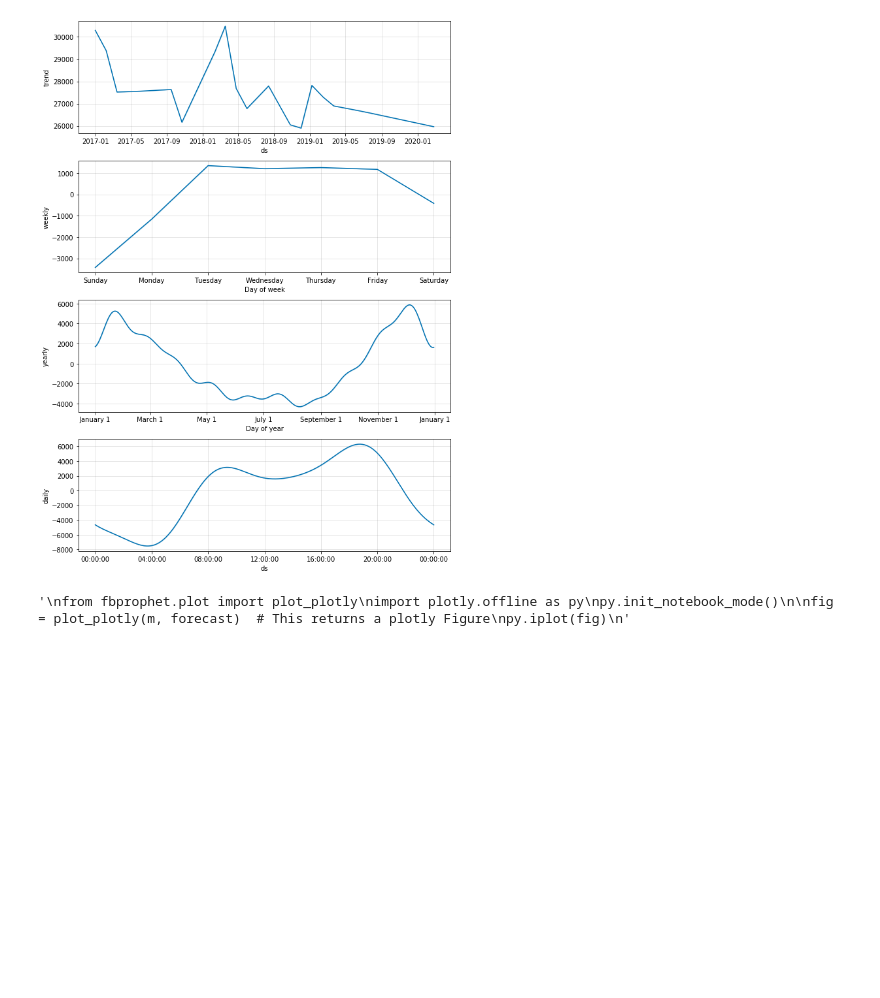
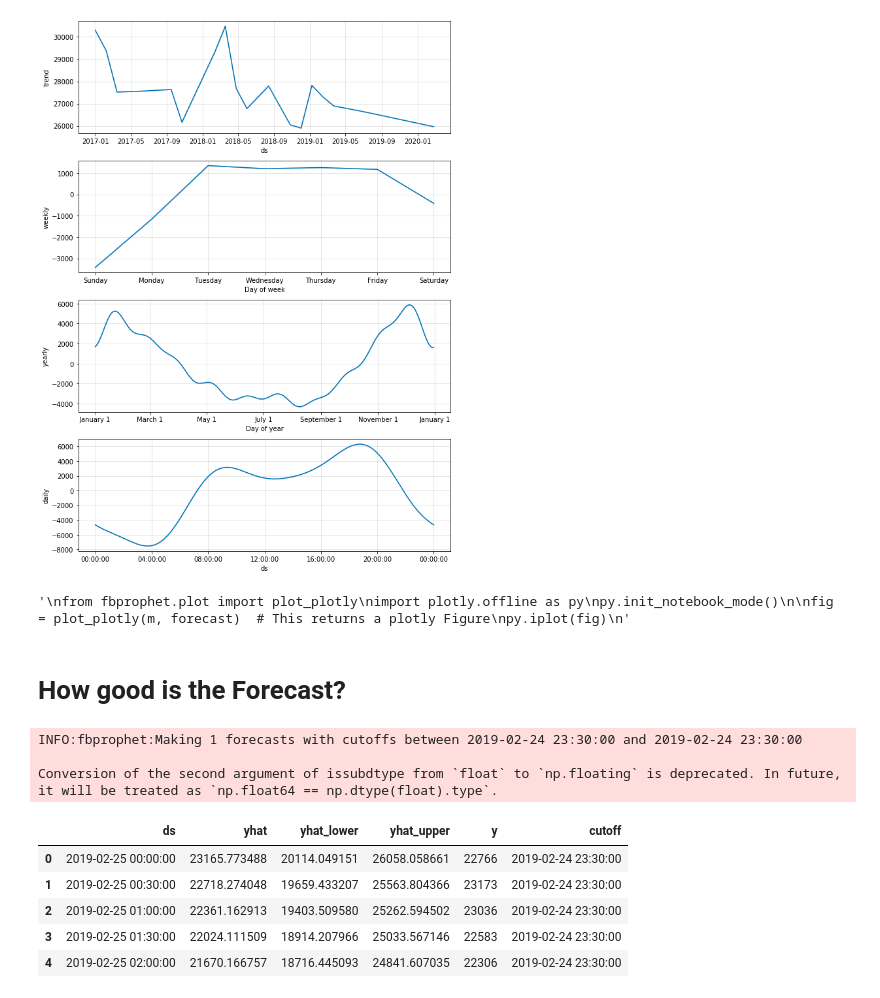
Before and after one commit to AndrewWalker251/energy_forecasting, a Jupyter notebook: Energy Forecast Exploration.ipynb, the cells around one changed output. Drawn from its saved outputs; the diff is of its cells as text; code cells hidden in the pictures; blank space fills up the shorter version.

```diff
--- a/Energy Forecast Exploration.ipynb
+++ b/Energy Forecast Exploration.ipynb
@@ -93,3 +97,18 @@ py.iplot(fig)
 '''
 # %% [output]
 '\nfrom fbprophet.plot import plot_plotly\nimport plotly.offline as py\npy.init_notebook_mode()\n\nfig = plot_plotly(m, forecast)  # This returns a plotly Figure\npy.iplot(fig)\n'
+# %% [markdown]
+# How good is the Forecast?
+# %%
+df_cv = cross_validation(m, initial='730 days', period='180 days', horizon = '365 days')
+df_cv.head()
+# %% [output]
+INFO:fbprophet:Making 1 forecasts with cutoffs between 2019-02-24 23:30:00 and 2019-02-24 23:30:00
+
+Conversion of the second argument of issubdtype from `float` to `np.floating` is deprecated. In future, it will be treated as `np.float64 == np.dtype(float).type`.
+|  | ds | yhat | yhat_lower | yhat_upper | y | cutoff |
+| 0 | 2019-02-25 00:00:00 | 23165.773488 | 20114.049151 | 26058.058661 | 22766 | 2019-02-24 23:30:00 |
+| 1 | 2019-02-25 00:30:00 | 22718.274048 | 19659.433207 | 25563.804366 | 23173 | 2019-02-24 23:30:00 |
+| 2 | 2019-02-25 01:00:00 | 22361.162913 | 19403.509580 | 25262.594502 | 23036 | 2019-02-24 23:30:00 |
+| 3 | 2019-02-25 01:30:00 | 22024.111509 | 18914.207966 | 25033.567146 | 22583 | 2019-02-24 23:30:00 |
+| 4 | 2019-02-25 02:00:00 | 21670.166757 | 18716.445093 | 24841.607035 | 22306 | 2019-02-24 23:30:00 |
```
Also changed, not shown: parts of 6 cells of this notebook, 1 other file.
